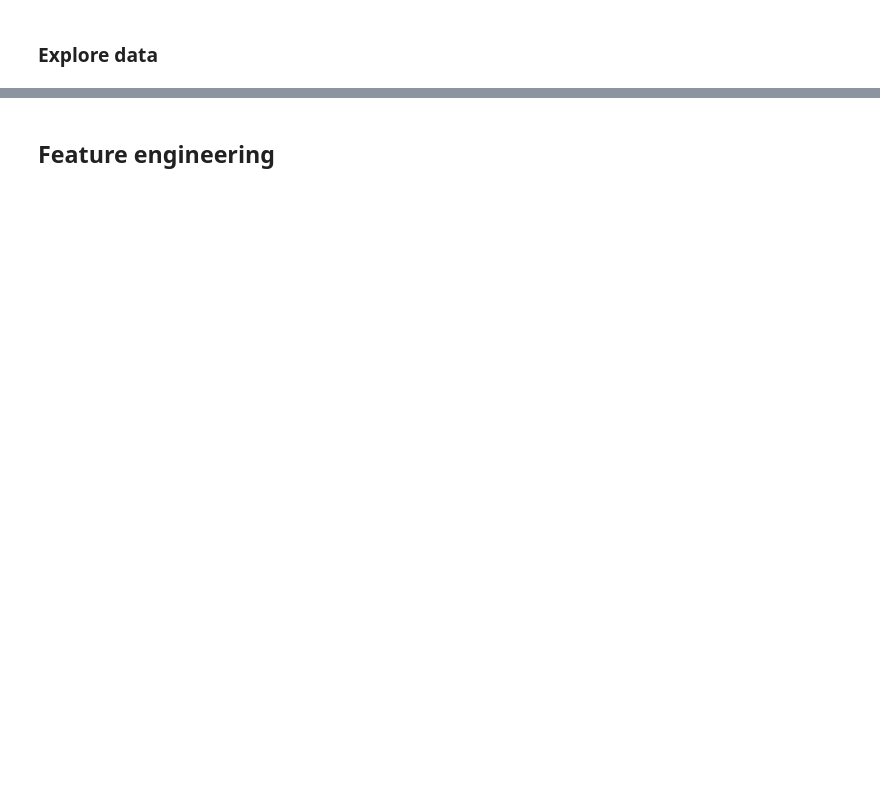
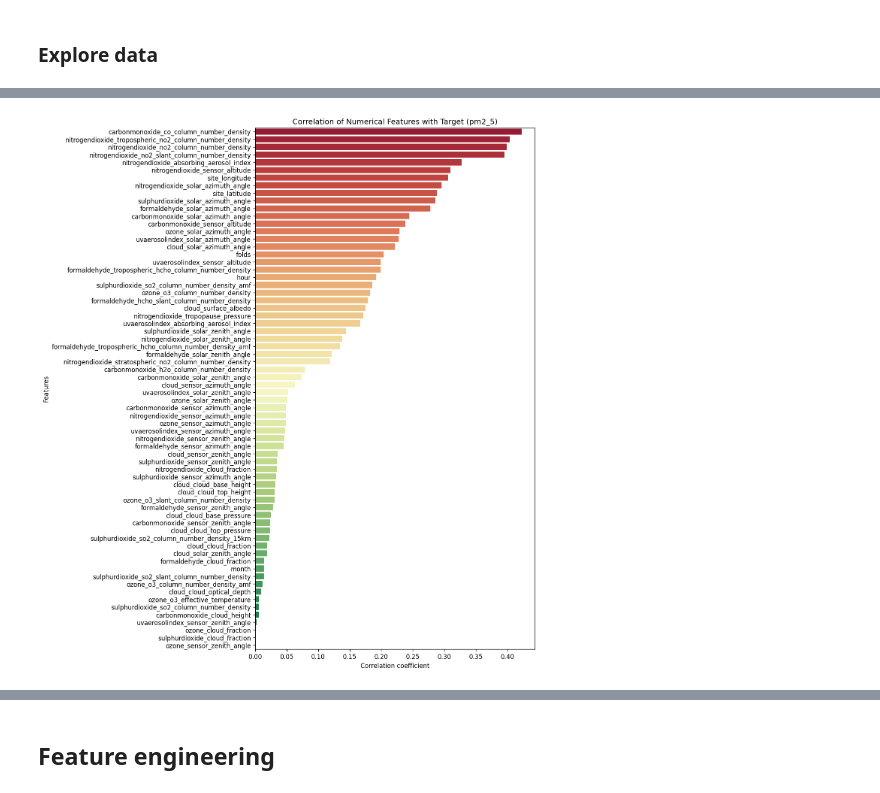
Before and after one commit to truong2710-cyber/AI7101-Group-Assignment, a Jupyter notebook: solution.ipynb, the cells around one changed output, grey strips where cells are left out. Drawn from its saved outputs; the diff is of its cells as text; code cells hidden in the pictures; blank space fills up the shorter version.

```diff
--- a/solution.ipynb
+++ b/solution.ipynb
@@ -78,0 +141,33 @@ test = test.loc[:, test.isnull().mean() < Config.missing_threshold]
+# %%
+# CORRECTED VERSION: Remove columns with too many missing values
+# print the number of columns before removing
+print(f"Number of columns before removing: {len(train.columns)}")
+
+before_removing_columns = train.columns
+# Calculate null percentages BEFORE removing columns
+null_percentages = train.isnull().mean()
+train = train.loc[:, null_percentages < Config.missing_threshold]
+after_removing_columns = train.columns
+removed_columns = set(before_removing_columns) - set(after_removing_columns)
+
+# null percentage of removed columns (using the original null percentages)
+if removed_columns:
+    removed_null_percentages = null_percentages[list(removed_columns)]
+    print(f"Null percentage of removed columns:")
+    print(removed_null_percentages)
+    print(f"Number of removed columns: {len(removed_columns)}")
+    print(f"Columns removed: {list(removed_columns)}")
+else:
+    print("No columns were removed")
+
+# Remove the same columns from test set (based on removed_columns from train)
+if removed_columns:
+    # Get columns to keep in test (all columns except the ones removed from train)
+    test_columns_to_keep = [col for col in test.columns if col not in removed_columns]
+    test = test[test_columns_to_keep]
+    print(f"Test columns after removing same columns as train: {len(test.columns)}")
+else:
+    print("No columns removed from test (no columns were removed from train)")
+
+print(f"Final train columns: {len(train.columns)}")
+print(f"Final test columns: {len(test.columns)}")
@@ -105,3 +253,17 @@ plt.show()
+# %%
+train_num_df = train.select_dtypes(include=['number'])
+
+# Correlation with target
+corr_with_target = train_num_df.corr()['pm2_5'].drop('pm2_5').sort_values(key=abs, ascending=False)
+
+plt.figure(figsize=(8, 15), dpi=120)
+sns.barplot(x=abs(corr_with_target.values), y=corr_with_target.index, palette="RdYlGn")
+plt.title("Correlation of Numerical Features with Target (pm2_5)")
+plt.xlabel("Correlation coefficient")
+plt.ylabel("Features")
+plt.show()
+# %% [output]
+[figure, added]
 # %%
 # Plot correlations between numerical features and target
 train_num_df = train.select_dtypes(include=['number'])
```
Also changed, not shown: parts of 19 cells of this notebook, 24 other files.
